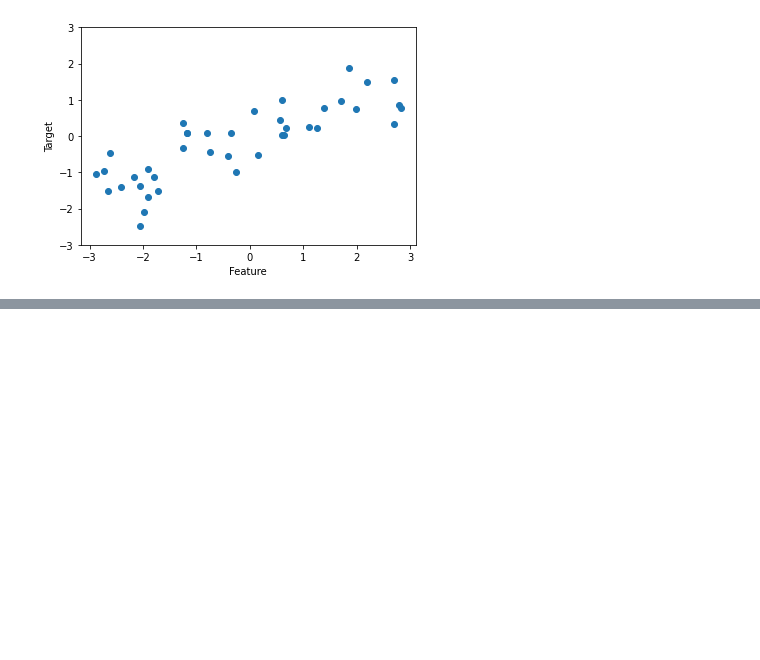
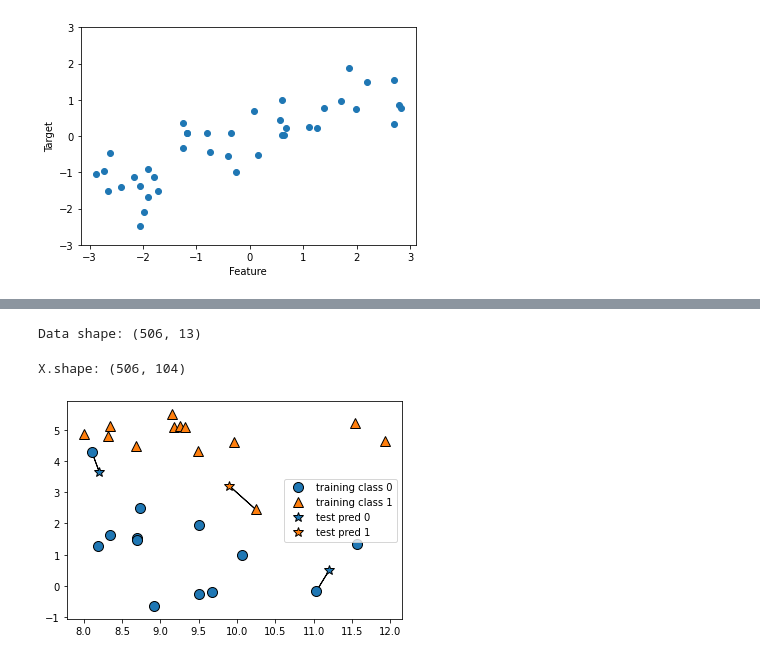
Before and after one commit to joeelorm/ML, a Jupyter notebook: Supervised Learning/Supervised Learning.ipynb, the cells around one changed output, grey strips where cells are left out. Drawn from its saved outputs; the diff is of its cells as text; code cells hidden in the pictures; blank space fills up the shorter version.

```diff
--- a/Supervised Learning/Supervised Learning.ipynb
+++ b/Supervised Learning/Supervised Learning.ipynb
@@ -27,0 +67,14 @@ plt.show()
+# %%
+boston = load_boston()
+print('Data shape:', boston.data.shape)
+# %% [output]
+Data shape: (506, 13)
+# %%
+X, y = mglearn.datasets.load_extended_boston()
+print('X.shape:', X.shape)
+# %% [output]
+X.shape: (506, 104)
+# %%
+mglearn.plots.plot_knn_classification(n_neighbors = 1)
+# %% [output]
+[figure, added]
```
Also changed, not shown: parts of 12 cells of this notebook.
